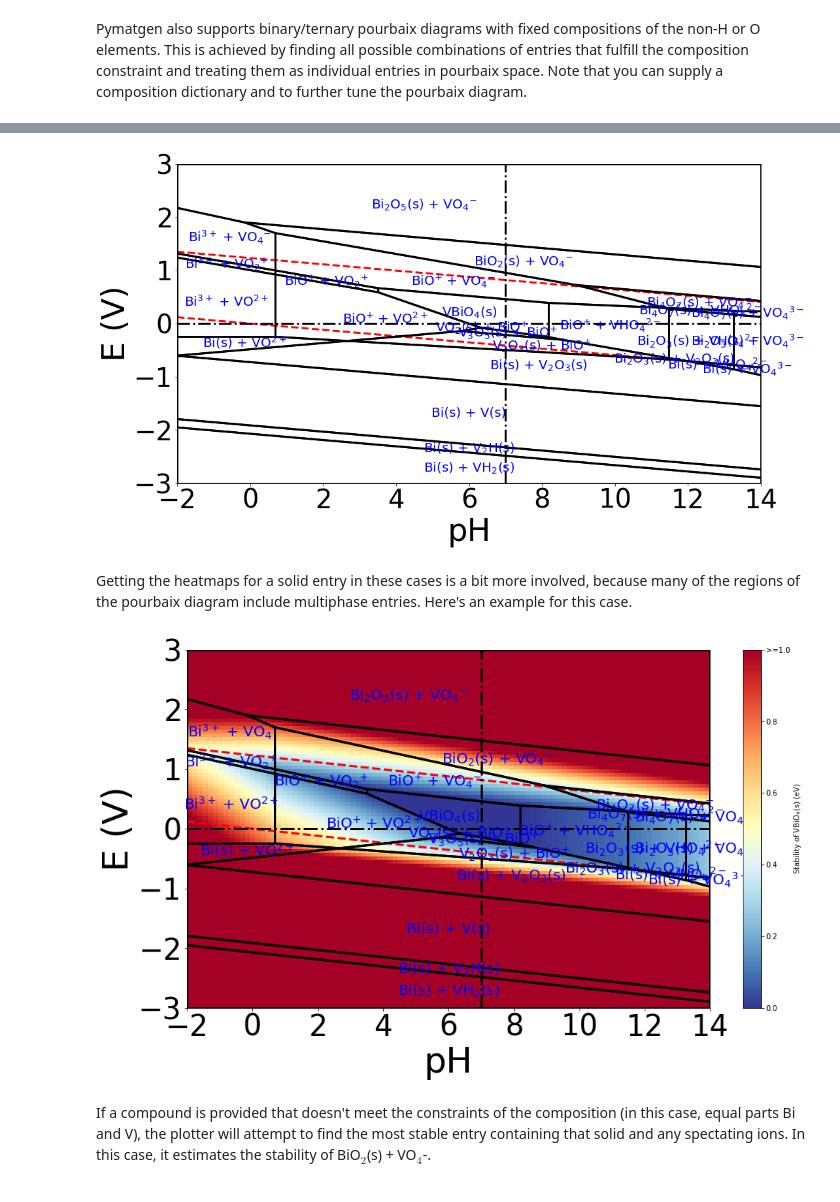
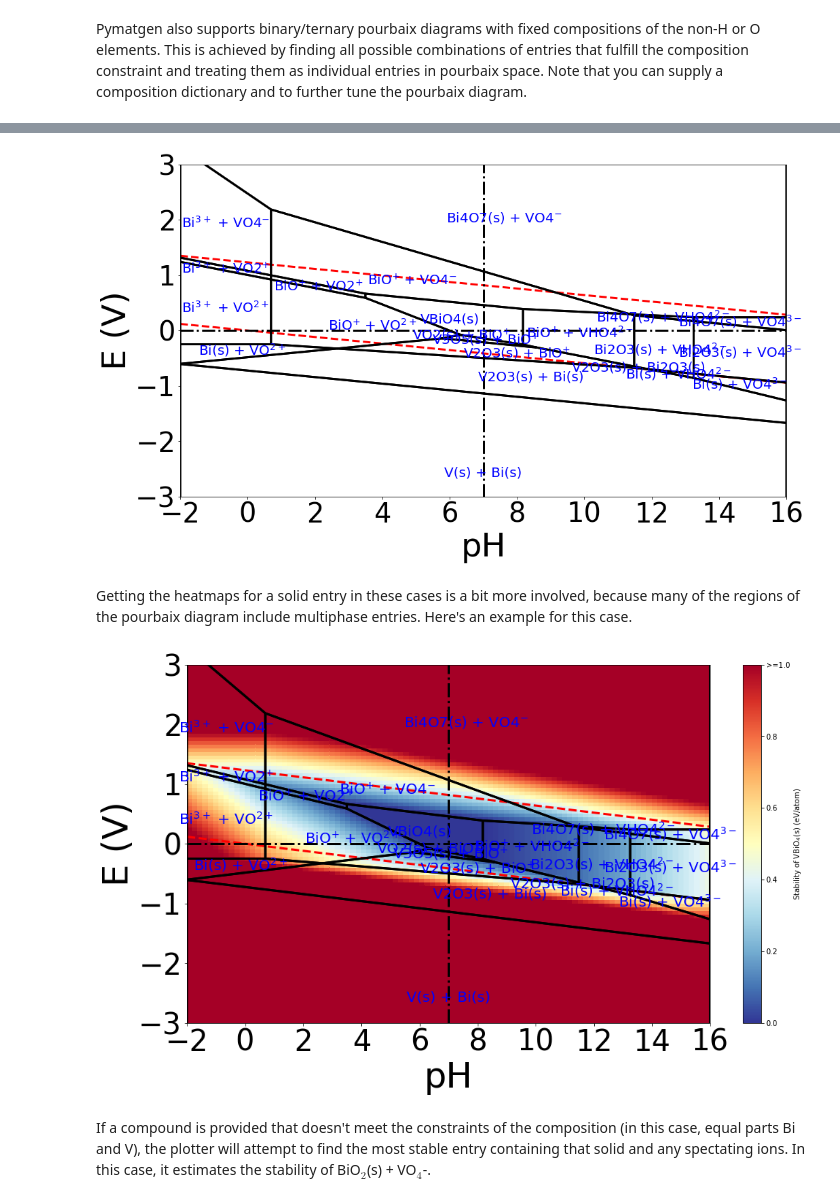
Before and after one commit to materialsvirtuallab/matgenb, a Jupyter notebook: notebooks/2017-12-15-Plotting a Pourbaix Diagram.ipynb, the cells around one changed output, grey strips where cells are left out. Cells and saved outputs as stored; diff of their text form; code cells hidden in the pictures.

```diff
--- a/notebooks/2017-12-15-Plotting a Pourbaix Diagram.ipynb
+++ b/notebooks/2017-12-15-Plotting a Pourbaix Diagram.ipynb
@@ -70,5 +65,5 @@ Pymatgen also supports binary/ternary pourbaix diagrams with fixed compositions
 # Get all pourbaix entries corresponding to the Fe-O-H chemical system.
 entries = mpr.get_pourbaix_entries(["Bi", "V"])
 # Construct the PourbaixDiagram object
-pd = PourbaixDiagram(entries, comp_dict={"Bi": 0.5, "V": 0.5},
-                     conc_dict={"Bi": 1e-8, "V": 1e-8})
+pbx = PourbaixDiagram(entries, comp_dict={"Bi": 0.5, "V": 0.5},
+                      conc_dict={"Bi": 1e-8, "V": 1e-8}, filter_solids=True)
@@ -75,18 +72,17 @@ pd = PourbaixDiagram(entries, comp_dict={"Bi": 0.5, "V": 0.5},
 # %%
 # Construct the pourbaix analyzer
-pa = PourbaixAnalyzer(pd)
-plotter = PourbaixPlotter(pd)
+plotter = PourbaixPlotter(pbx)
 plt = plotter.get_pourbaix_plot()
 plt.show()
 # %% [output]
-[figure, old version]
+[figure, new version]
 # %% [markdown]
 Getting the heatmaps for a solid entry in these cases is a bit more involved, because many of the regions of the pourbaix diagram include multiphase entries.  Here's an example for this case.
 # %%
 bivo4_entry = [entry for entry in entries if entry.entry_id=="mp-613172"][0]
 plt = plotter.plot_entry_stability(bivo4_entry)
 # %% [output]
-[figure, old version]
+[figure, new version]
 # %% [markdown]
 If a compound is provided that doesn't meet the constraints of the composition (in this case, equal parts Bi and V), the plotter will attempt to find the most stable entry containing that solid and any spectating ions.  In this case, it estimates the stability of BiO$_2$(s) + VO$_4$-.
 # %%
```
Also changed, not shown: parts of 8 cells of this notebook.
